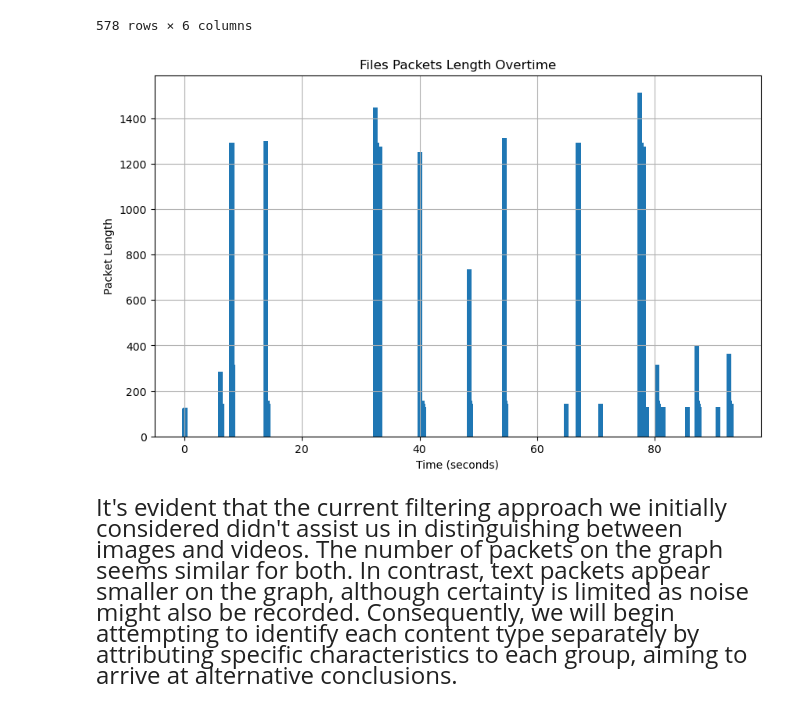
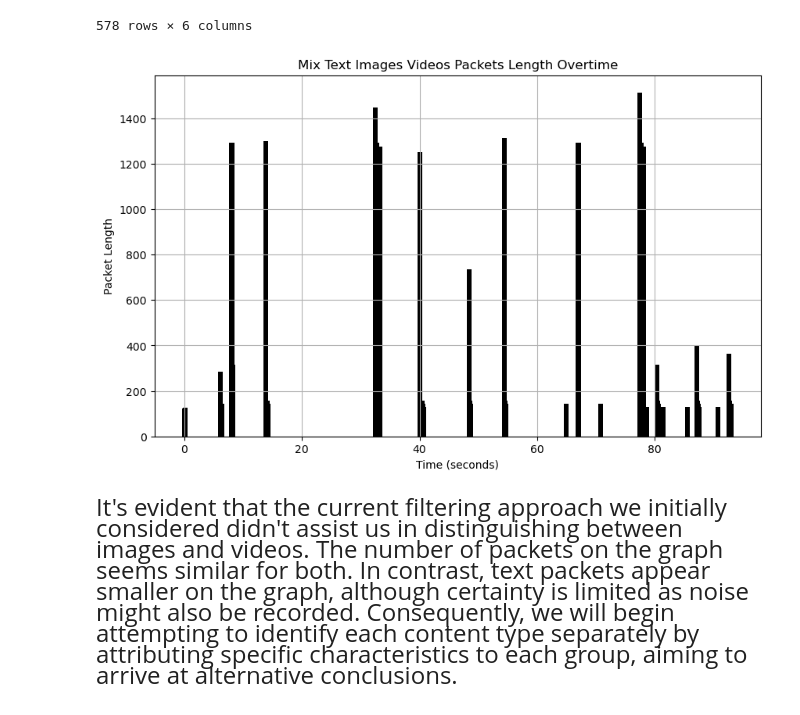
Before and after one commit to Kfirul/Computer_Networks_Final_Project, a Jupyter notebook: Computers Network.ipynb, the cells around one changed output. Cells and saved outputs as stored; diff of their text form; code cells hidden in the pictures.

```diff
--- a/Computers Network.ipynb
+++ b/Computers Network.ipynb
@@ -167,23 +157,10 @@ data_MixTIV
 | 576 | 92.933642 | 157.240.0.60 | 10.0.2.15 | TLSv1.2 | 144 | Application Data |
 | 577 | 92.933685 | 10.0.2.15 | 157.240.0.60 | TCP | 54 | 56326 > 443 [ACK] Seq=2314 Ack=11... |
 578 rows × 6 columns
-# %%
-# Convert 'Time' column to numeric (seconds)
-data_MixTIV['Time'] = pd.to_numeric(data_MixTIV['Time'])
-
-# Extract the "Length" column and calculate the Ethernet payload lengths
-data_MixTIV_Length = data_MixTIV['Length']  # Subtract Ethernet header length (14 bytes)
-
-# Create the bar graph
-plt.figure(figsize=(10, 6))  # Adjust the figure size as needed
-plt.bar(data_MixTIV['Time'], data_MixTIV_Length)  # Use 'Time' column for x-axis
-plt.xlabel('Time (seconds)')  # Set x-axis label
-plt.ylabel('Packet Length')
-plt.title('Files Packets Length Overtime')
-plt.grid(True)
-plt.show()
-# %% [output]
-[figure, removed]
+# %%
+create_packet_length_bar_graph(data_MixTIV, 'Time (seconds)', 'Packet Length', 'Mix Text Images Videos Packets Length Overtime', color='black')
+# %% [output]
+[figure, added]
 # %% [markdown]
 <span style="font-size: x-large;">
 
```
Also changed, not shown: parts of 89 cells of this notebook, 5 other files.
